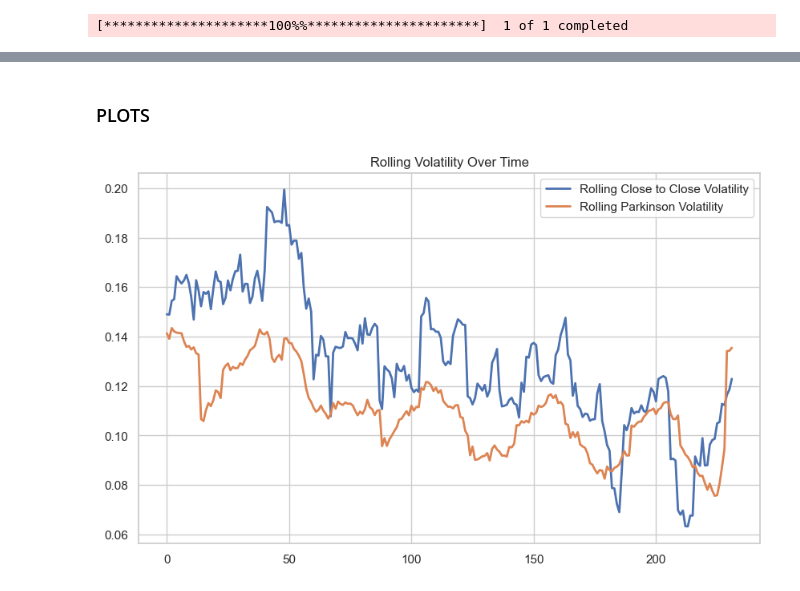
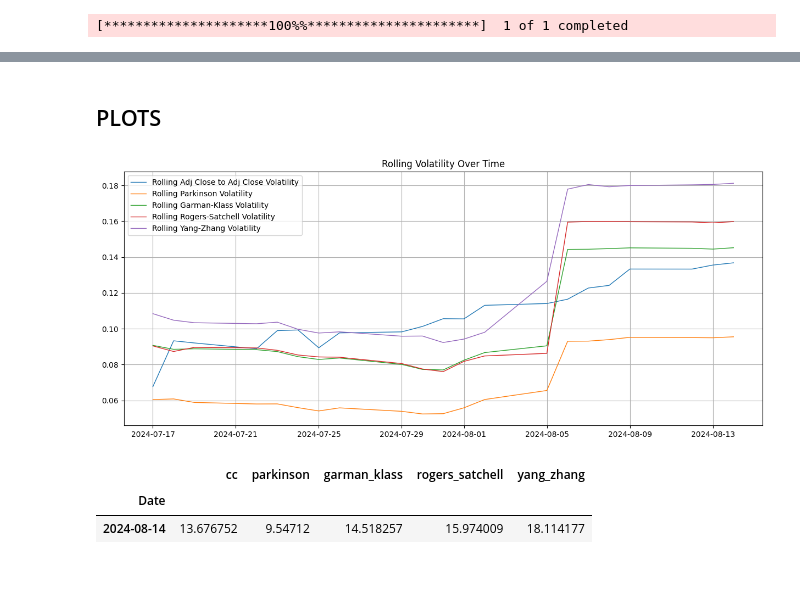
Before and after one commit to colantuono/short_vol, a Jupyter notebook: volatility_estimators.ipynb, the cells around one changed output, grey strips where cells are left out. Drawn from its saved outputs; the diff is of its cells as text; code cells hidden in the pictures.

```diff
--- a/volatility_estimators.ipynb
+++ b/volatility_estimators.ipynb
@@ -51,7 +58,0 @@ Parkinson Vol: 11.50%
-# %%
-rolling_parkinson_volatility = []
-
-for i in range(len(df) - window_size + 1):
-    window = df.iloc[i:i + window_size]
-    vol = parkinson_volatility(window)
-    rolling_parkinson_volatility.append(vol)
@@ -90,0 +75,12 @@ rolling_yz_volatility_100 = np.array(rolling_yz_volatility) * 5
+# %%
+def rogers_satchell_volatility(df, periodos=20):
+    hi_cl = np.log(df['High'] / df['Adj Close'])
+    hi_op = np.log(df['High'] / df['Open'])
+    lo_cl = np.log(df['Low'] / df['Adj Close'])
+    lo_op = np.log(df['Low'] / df['Open'])
+    rs = np.sqrt((hi_cl * hi_op + lo_cl * lo_op).rolling(periodos).mean())
+    rs_vol = rs * np.sqrt(252)
+    return rs_vol
+
+rolling_rogers_satchell_volatility = rogers_satchell_volatility(df, window_size)
+print(f'Rogers Satchel Vol: {rolling_rogers_satchell_volatility.iloc[-1]:.2%}')
@@ -91,2 +119,2 @@ rolling_yz_volatility_100 = np.array(rolling_yz_volatility) * 5
 # %% [markdown]
-### PLOTS
+## PLOTS
@@ -93,20 +153,40 @@ rolling_yz_volatility_100 = np.array(rolling_yz_volatility) * 5
 # %%
-plt.figure(figsize=(10, 6))
+df1 = pd.concat([
+    cc_volatility(df['Adj Close'], 20)*100,
+    parkinson_volatility(df, 20)*100,
+    garman_klass_volatility(df, 20)*100,
+    rogers_satchell_volatility(df, 20)*100,
+    yang_zhang_volatility(df, 20)*100,
+    ],axis=1)
+df1.columns = ['cc', 'parkinson', 'garman_klass', 'rogers_satchell', 'yang_zhang']
+
+
+
+plt.figure(figsize=(15, 6))
 
 # Plot rolling volatility
-plt.plot(rolling_cc_volatility, label='Rolling Close to Close Volatility', linewidth=2)
-plt.plot(rolling_parkinson_volatility, label='Rolling Parkinson Volatility', linewidth=2)
-# plt.plot(rolling_yz_volatility_100, label='Rolling Yang-Zhang Volatility', linewidth=2)
-
+plt.plot(rolling_cc_volatility[-21:], label='Rolling Adj Close to Adj Close Volatility', linewidth=1)
+plt.plot(rolling_parkinson_volatility[-21:], label='Rolling Parkinson Volatility', linewidth=1)
+plt.plot(rolling_garman_klass_volatility[-21:], label='Rolling Garman-Klass Volatility', linewidth=1)
+plt.plot(rolling_rogers_satchell_volatility[-21:], label='Rolling Rogers-Satchell Volatility', linewidth=1)
+plt.plot(rolling_yang_zhang_volatility[-21:], label='Rolling Yang-Zhang Volatility', linewidth=1)
 
 # Add titles and labels
 plt.title('Rolling Volatility Over Time')
+
+# Add x-axis labels
+# plt.xticks(ticks=range(len(df.index[-21:])), labels=df.index.date[-21:], rotation=45)
 
 # Add grid and legend
 plt.grid(True)
 plt.legend()
 
 # Show the plot
 plt.show()
+
+df1[-1:]
 # %% [output]
-[figure, old version]
+[figure, new version]
+|  | cc | parkinson | garman_klass | rogers_satchell | yang_zhang |
+| Date |  |  |  |  |  |
+| 2024-08-14 | 13.676752 | 9.54712 | 14.518257 | 15.974009 | 18.114177 |
```
Also changed, not shown: parts of 19 cells of this notebook, 2 other files.
